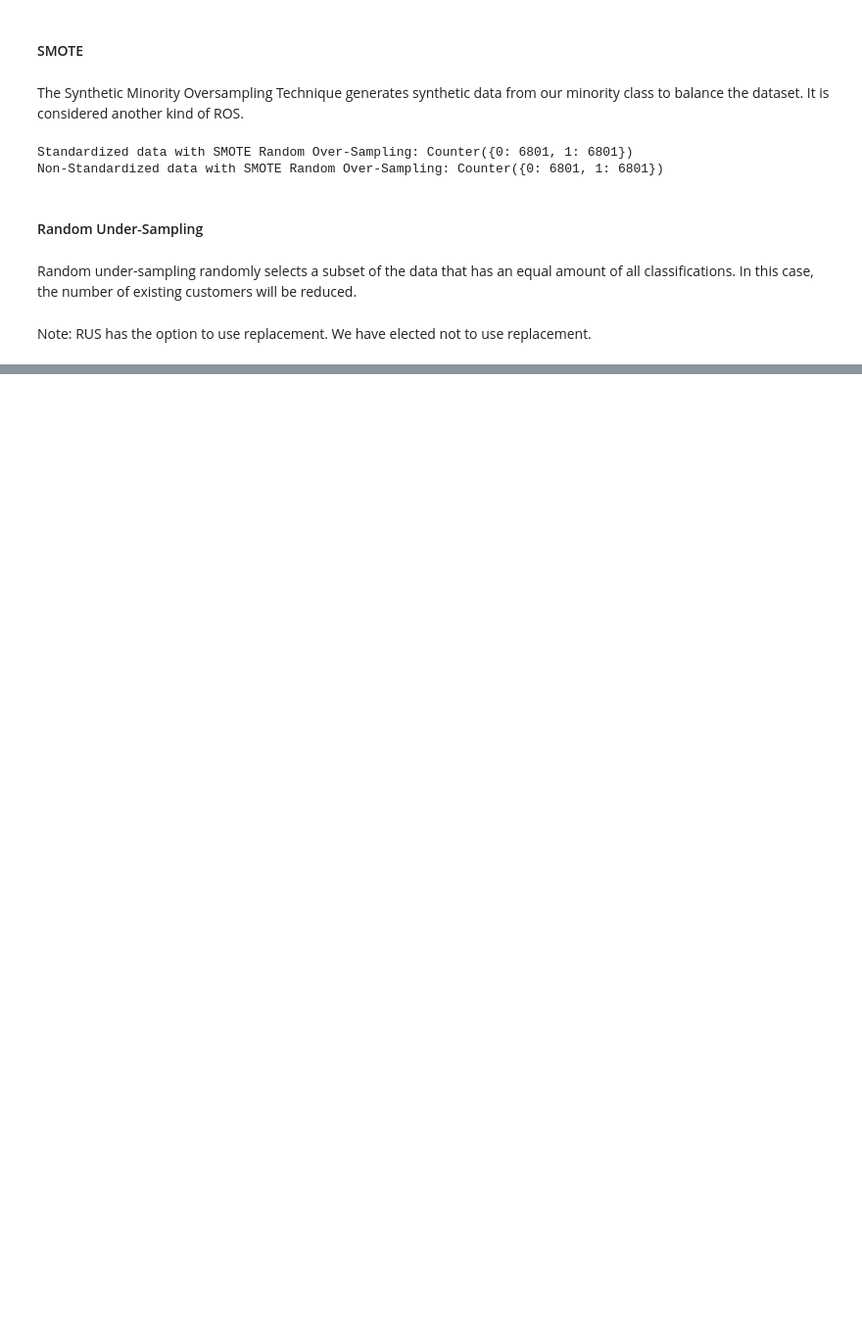
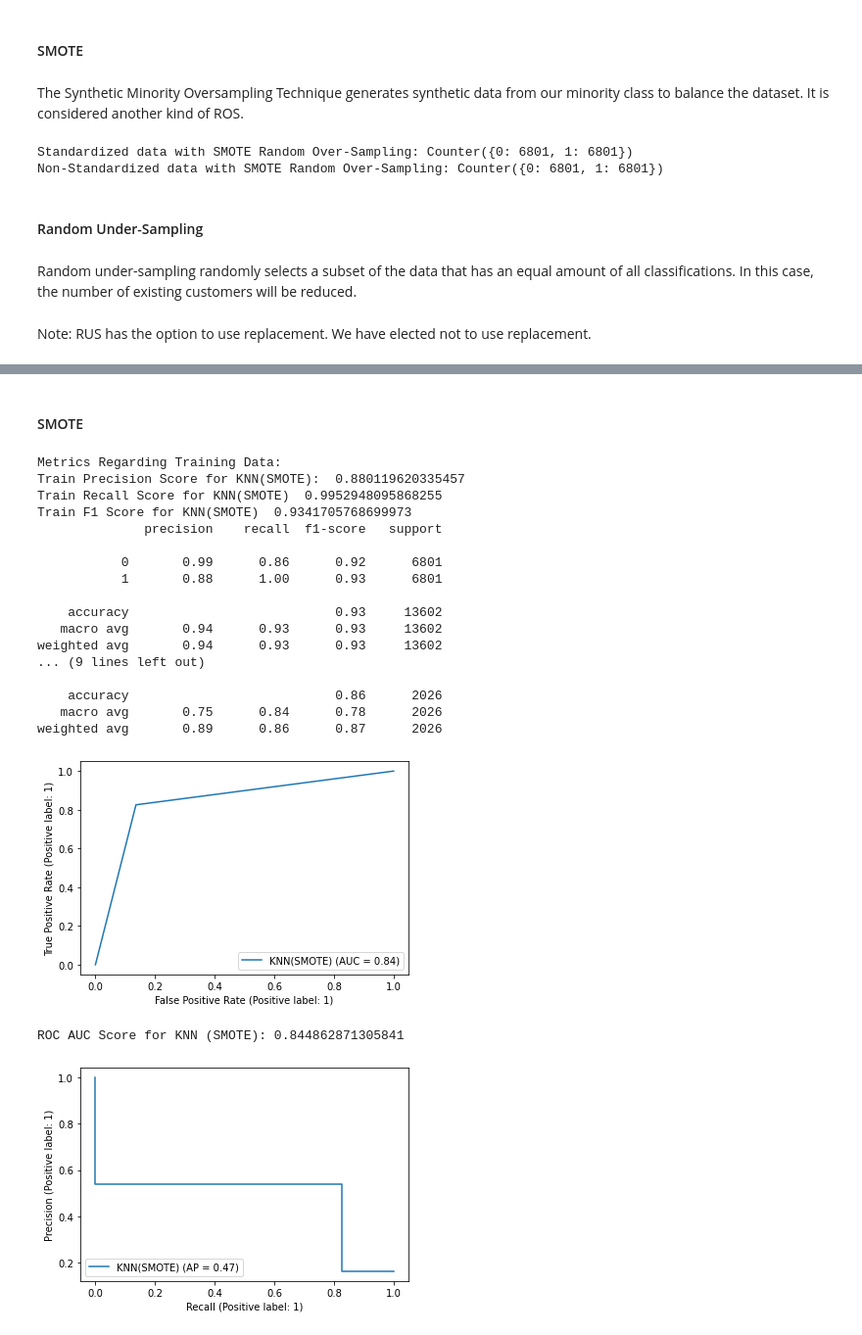
Before and after one commit to pw45000/cmps-320-final-project, a Jupyter notebook: cmps_320_final_project.ipynb, the cells around one changed output, grey strips where cells are left out. Shown at 98% size. Saved outputs shown, nothing was run; the diff lists cells and outputs as text; code cells hidden in the pictures; blank space fills up the shorter version.

```diff
--- a/cmps_320_final_project.ipynb
+++ b/cmps_320_final_project.ipynb
@@ -1057,0 +1230,27 @@ All of the metrics we use comes from the sklearn.metrics library.
+# %% [markdown]
+#### SMOTE
+# %%
+knn_new = knn(n_neighbors=5)
+algorithm = knn_new.fit(X_smote_std, y_smote_std)
+metricDisplay(models[0], sampling[1], algorithm, pred_std_test, tar_std_test, X_smote_std, y_smote_std)
+# %% [output]
+Metrics Regarding Training Data:
+Train Precision Score for KNN(SMOTE):  0.880119620335457
+Train Recall Score for KNN(SMOTE)  0.9952948095868255
+Train F1 Score for KNN(SMOTE)  0.9341705768699973
+              precision    recall  f1-score   support
+
+           0       0.99      0.86      0.92      6801
+           1       0.88      1.00      0.93      6801
+
+    accuracy                           0.93     13602
+   macro avg       0.94      0.93      0.93     13602
+weighted avg       0.94      0.93      0.93     13602
+... (9 lines left out)
+
+    accuracy                           0.86      2026
+   macro avg       0.75      0.84      0.78      2026
+weighted avg       0.89      0.86      0.87      2026
+[figure, added]
+ROC AUC Score for KNN (SMOTE): 0.844862871305841
+[figure, added]
```
Also changed, not shown: parts of 54 cells of this notebook.
